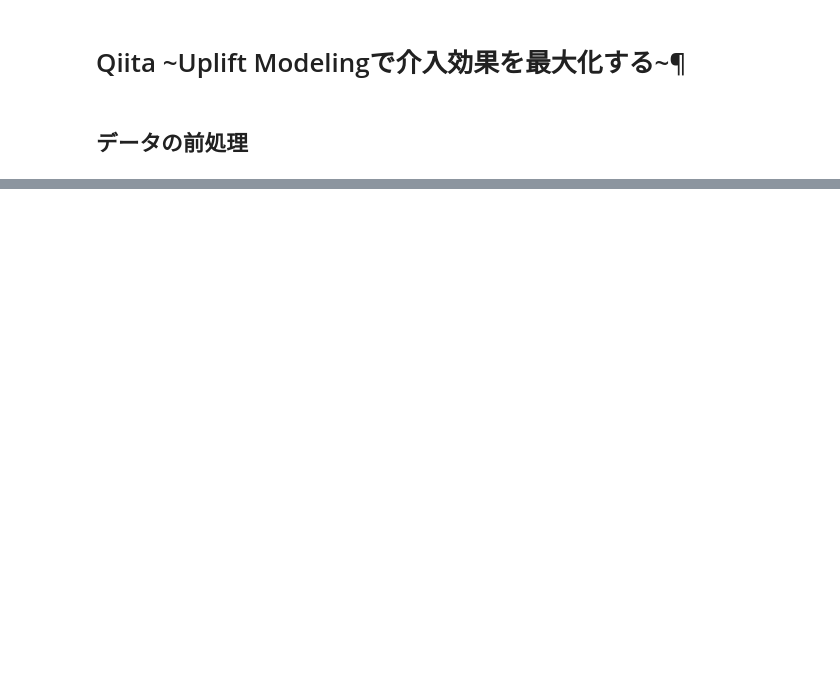
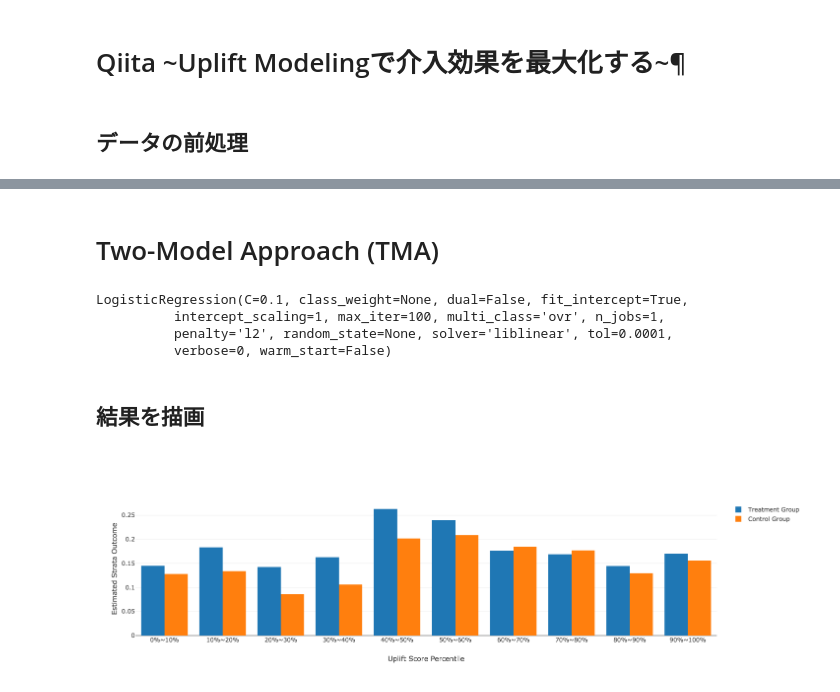
Before and after one commit to smn-ailab/ysaito-qiita, a Jupyter notebook: uplift_modeling/uplift-modeling-basic.ipynb, the cells around one changed output, grey strips where cells are left out. Saved outputs shown, nothing was run; the diff lists cells and outputs as text; code cells hidden in the pictures; blank space fills up the shorter version.

```diff
--- a/uplift_modeling/uplift-modeling-basic.ipynb
+++ b/uplift_modeling/uplift-modeling-basic.ipynb
@@ -172,0 +42,31 @@ channel_Web / 0.0045
+# %%
+# 男性向けメールをtreatment, 女性向けメールをcontrolとする
+w = np.array(df.segment == "Mens E-Mail").astype(int)
+y = np.array(df.visit == 1).astype(int)
+# %%
+# train, test半分ずつに分ける
+X_train, X_test, w_train, w_test, y_train, y_test = train_test_split(X, w, y, test_size=0.5, random_state=0)
+# %% [markdown]
+# Two-Model Approach (TMA)
+# %%
+# 介入群(treat)と統制群(control)それぞれについてロジスティック回帰モデルで学習
+lr_treat = LogisticRegression(C=0.1)
+lr_treat.fit(X_train[w_train == 1], y_train[w_train == 1])
+lr_control = LogisticRegression(C=0.1)
+lr_control.fit(X_train[w_train == 0], y_train[w_train == 0])
+# %% [output]
+LogisticRegression(C=0.1, class_weight=None, dual=False, fit_intercept=True,
+          intercept_scaling=1, max_iter=100, multi_class='ovr', n_jobs=1,
+          penalty='l2', random_state=None, solver='liblinear', tol=0.0001,
+          verbose=0, warm_start=False)
+# %%
+# (介入を受ける場合のサイト訪問確率) / (介入を受けない場合のサイト訪問確率)をuplift_scoreとして算出
+proba_treat, proba_control = lr_treat.predict_proba(X_test)[:, 1], lr_control.predict_proba(X_test)[:, 1]
+uplift_score = proba_treat / proba_control
+# %% [markdown]
+## 結果を描画
+# %%
+tma_bar = uplift_bar(y_obs=y_test, w=w_test, ite_pred=uplift_score, design="randomized")
+iplot(tma_bar)
+# %% [output]
+[figure, added]
```
Also changed, not shown: parts of 46 cells of this notebook.
